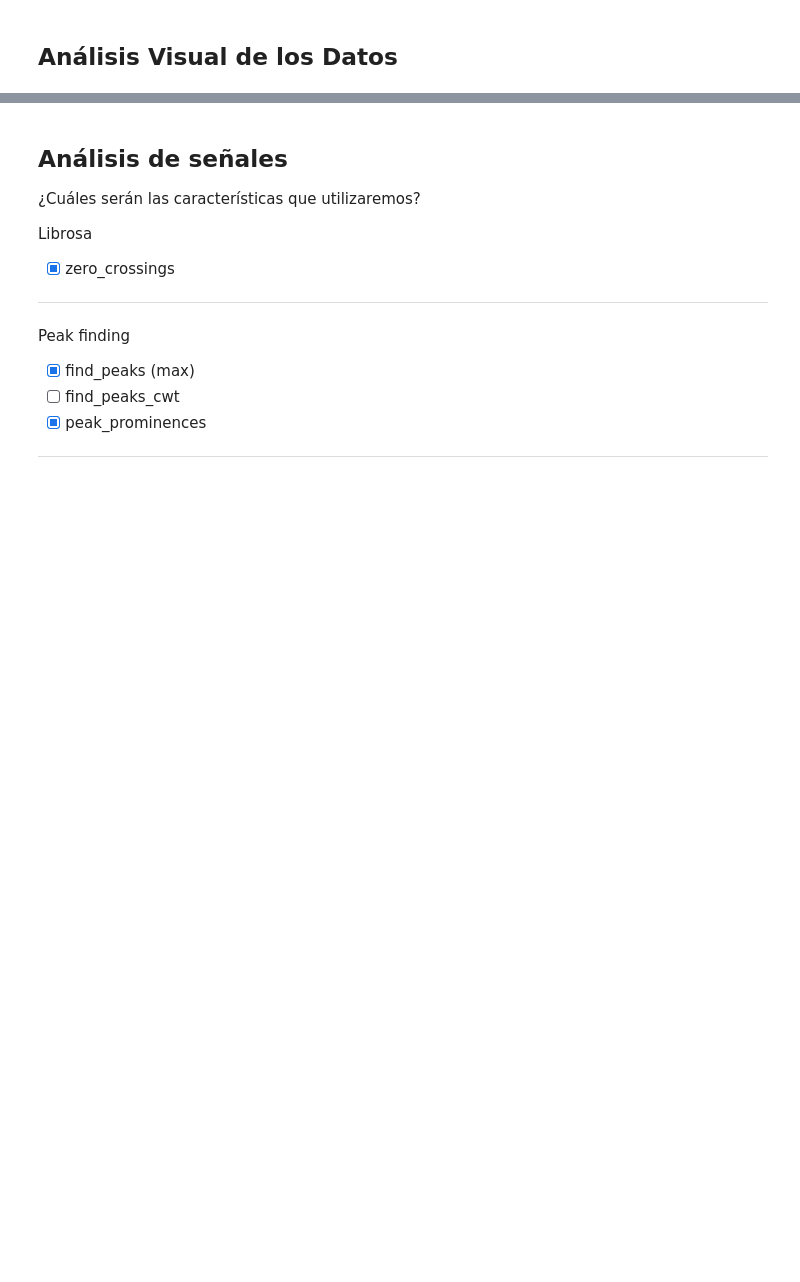
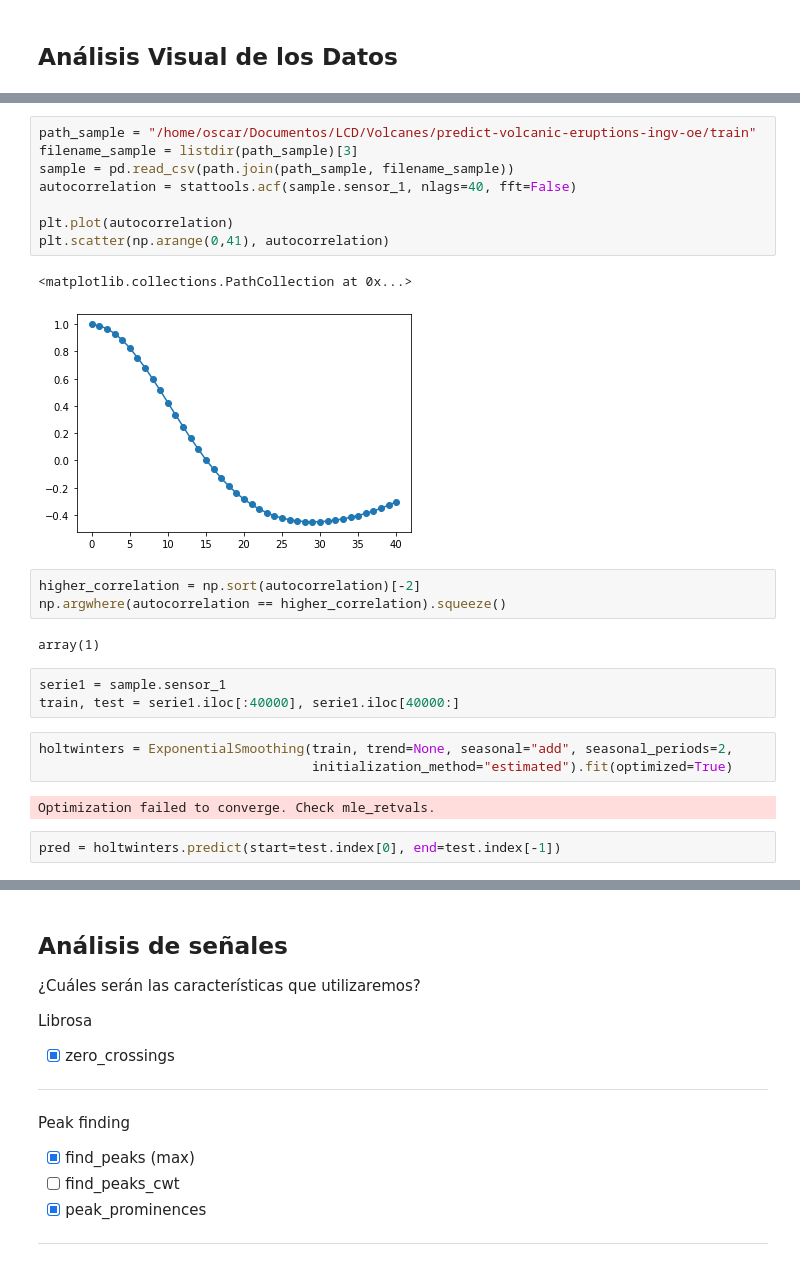
Before and after one commit to DanteBM/PronosticoErupciones, a Jupyter notebook: notebooks/NotebookMaestro.ipynb, the cells around one changed output, grey strips where cells are left out. Saved outputs shown, nothing was run; the diff lists cells and outputs as text; blank space fills up the shorter version.

```diff
--- a/notebooks/NotebookMaestro.ipynb
+++ b/notebooks/NotebookMaestro.ipynb
@@ -390,0 +628,26 @@ graf(-1)
+# %%
+path_sample = "/home/oscar/Documentos/LCD/Volcanes/predict-volcanic-eruptions-ingv-oe/train"
+filename_sample = listdir(path_sample)[3]
+sample = pd.read_csv(path.join(path_sample, filename_sample))
+autocorrelation = stattools.acf(sample.sensor_1, nlags=40, fft=False)
+
+plt.plot(autocorrelation)
+plt.scatter(np.arange(0,41), autocorrelation)
+# %% [output]
+<matplotlib.collections.PathCollection at 0x...>
+[figure, added]
+# %%
+higher_correlation = np.sort(autocorrelation)[-2]
+np.argwhere(autocorrelation == higher_correlation).squeeze()
+# %% [output]
+array(1)
+# %%
+serie1 = sample.sensor_1
+train, test = serie1.iloc[:40000], serie1.iloc[40000:]
+# %%
+holtwinters = ExponentialSmoothing(train, trend=None, seasonal="add", seasonal_periods=2,
+                                   initialization_method="estimated").fit(optimized=True)
+# %% [output]
+Optimization failed to converge. Check mle_retvals.
+# %%
+pred = holtwinters.predict(start=test.index[0], end=test.index[-1])
```
Also changed, not shown: parts of 91 cells of this notebook.
